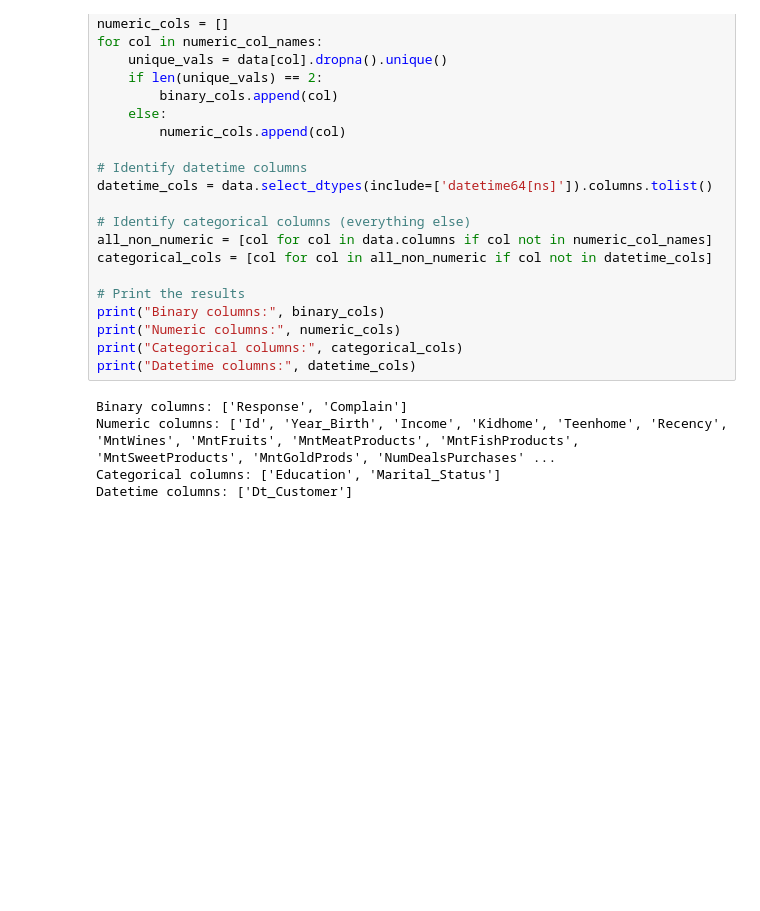
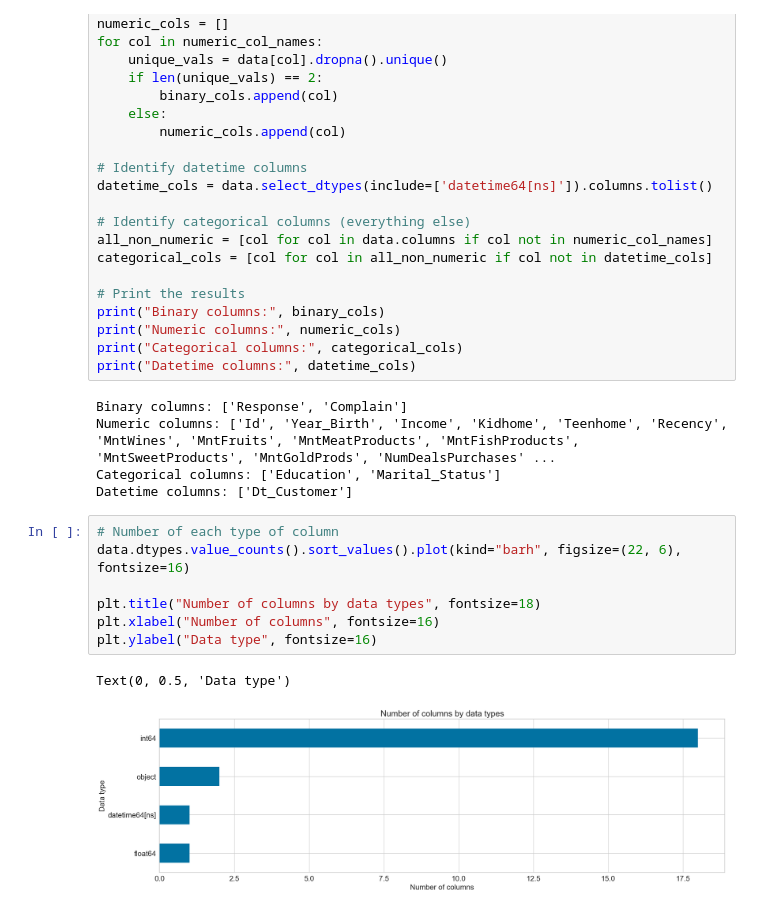
Before and after one commit to jdovalle10/Superstore-Marketing-Campaign, a Jupyter notebook: prepocessing_v1.ipynb, the cells around one changed output. Drawn from its saved outputs; the diff is of its cells as text; blank space fills up the shorter version.

```diff
--- a/prepocessing_v1.ipynb
+++ b/prepocessing_v1.ipynb
@@ -164,6 +283,16 @@ Binary columns: ['Response', 'Complain']
 Numeric columns: ['Id', 'Year_Birth', 'Income', 'Kidhome', 'Teenhome', 'Recency', 'MntWines', 'MntFruits', 'MntMeatProducts', 'MntFishProducts', 'MntSweetProducts', 'MntGoldProds', 'NumDealsPurchases' ...
 Categorical columns: ['Education', 'Marital_Status']
 Datetime columns: ['Dt_Customer']
+# %%
+# Number of each type of column
+data.dtypes.value_counts().sort_values().plot(kind="barh", figsize=(22, 6), fontsize=16)
+
+plt.title("Number of columns by data types", fontsize=18)
+plt.xlabel("Number of columns", fontsize=16)
+plt.ylabel("Data type", fontsize=16)
+# %% [output]
+Text(0, 0.5, 'Data type')
+[figure, added]
 # %%
 # Plot histograms for numeric columns
 num_plots = len(numeric_cols)          # total number of numeric columns
```
Also changed, not shown: parts of 53 cells of this notebook, 5 other files.
